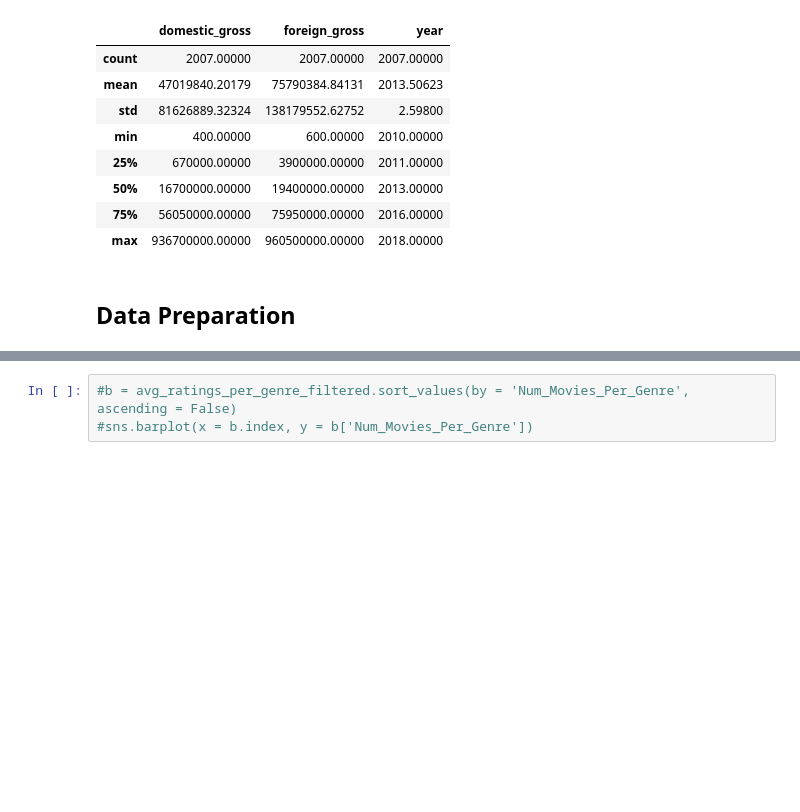
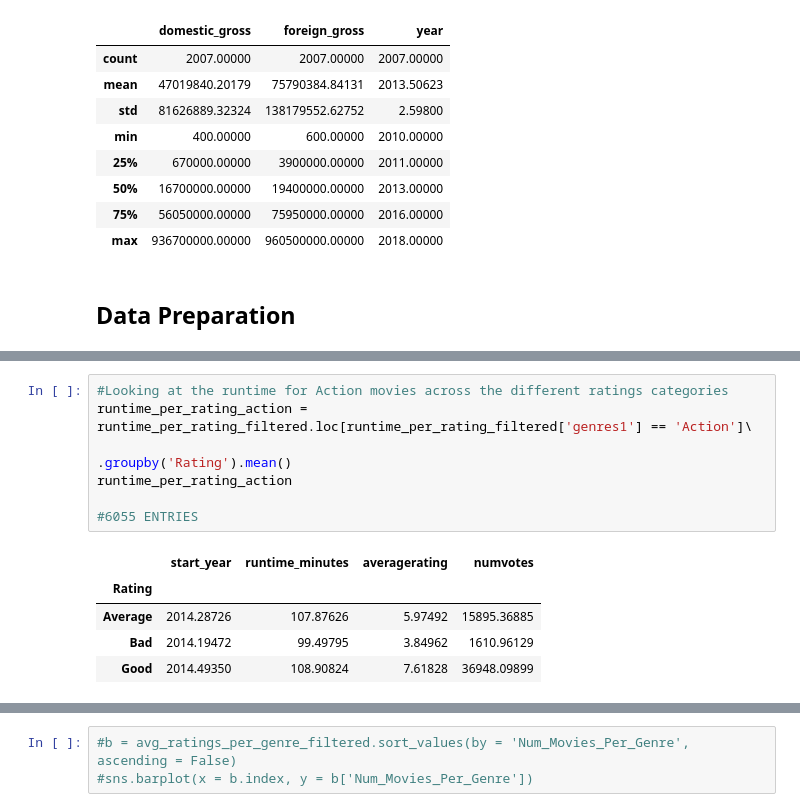
Before and after one commit to jordanate/microsoft-movie-studios-EDA, a Jupyter notebook: Phase 1 Project Notebook.ipynb, the cells around one changed output, grey strips where cells are left out. Saved outputs shown, nothing was run; the diff lists cells and outputs as text; blank space fills up the shorter version.

```diff
--- a/Phase 1 Project Notebook.ipynb
+++ b/Phase 1 Project Notebook.ipynb
@@ -434,0 +562,13 @@ avg_ratings_per_genre_filtered
+# %%
+#Looking at the runtime for Action movies across the different ratings categories
+runtime_per_rating_action = runtime_per_rating_filtered.loc[runtime_per_rating_filtered['genres1'] == 'Action']\
+                                                                                        .groupby('Rating').mean()
+runtime_per_rating_action
+
+#6055 ENTRIES
+# %% [output]
+|  | start_year | runtime_minutes | averagerating | numvotes |
+| Rating |  |  |  |  |
+| Average | 2014.28726 | 107.87626 | 5.97492 | 15895.36885 |
+| Bad | 2014.19472 | 99.49795 | 3.84962 | 1610.96129 |
+| Good | 2014.49350 | 108.90824 | 7.61828 | 36948.09899 |
```
Also changed, not shown: parts of 65 cells of this notebook.
